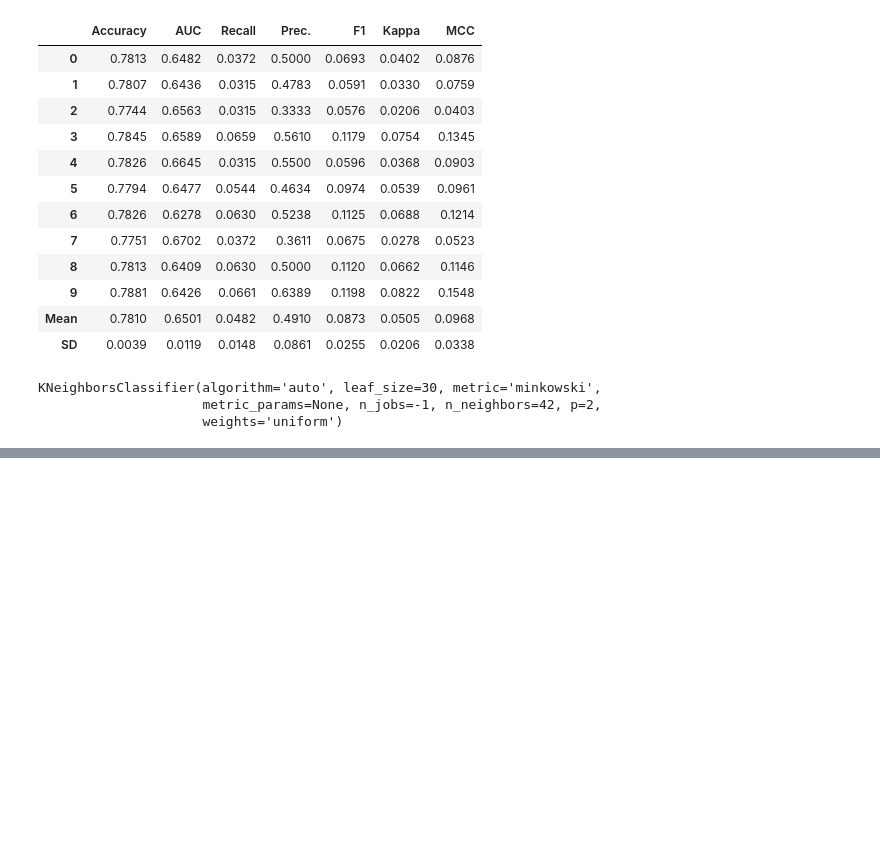
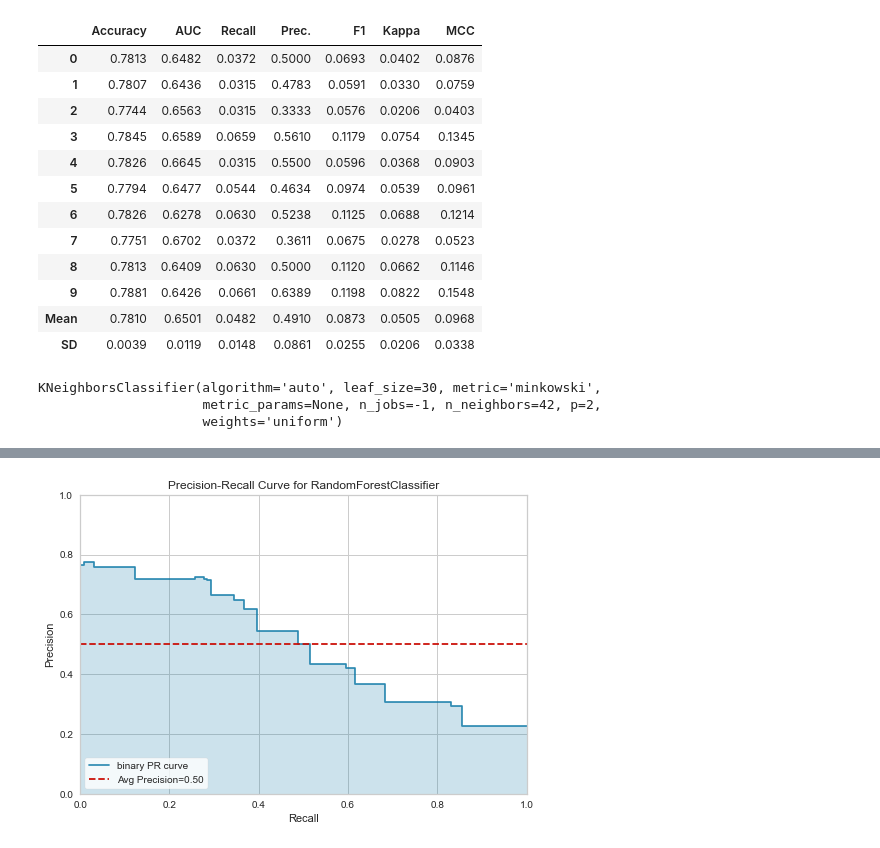
Before and after one commit to justinboggs/pycaret-testing, a Jupyter notebook: class_test.ipynb, the cells around one changed output, grey strips where cells are left out. Drawn from its saved outputs; the diff is of its cells as text; code cells hidden in the pictures; blank space fills up the shorter version.

```diff
--- a/class_test.ipynb
+++ b/class_test.ipynb
@@ -198,0 +223,4 @@ KNeighborsClassifier(algorithm='auto', leaf_size=30, metric='minkowski',
+# %%
+plot_model(tuned_rf, plot='pr')
+# %% [output]
+[figure, added]
```
Also changed, not shown: parts of 5 cells of this notebook, 1 other file.
